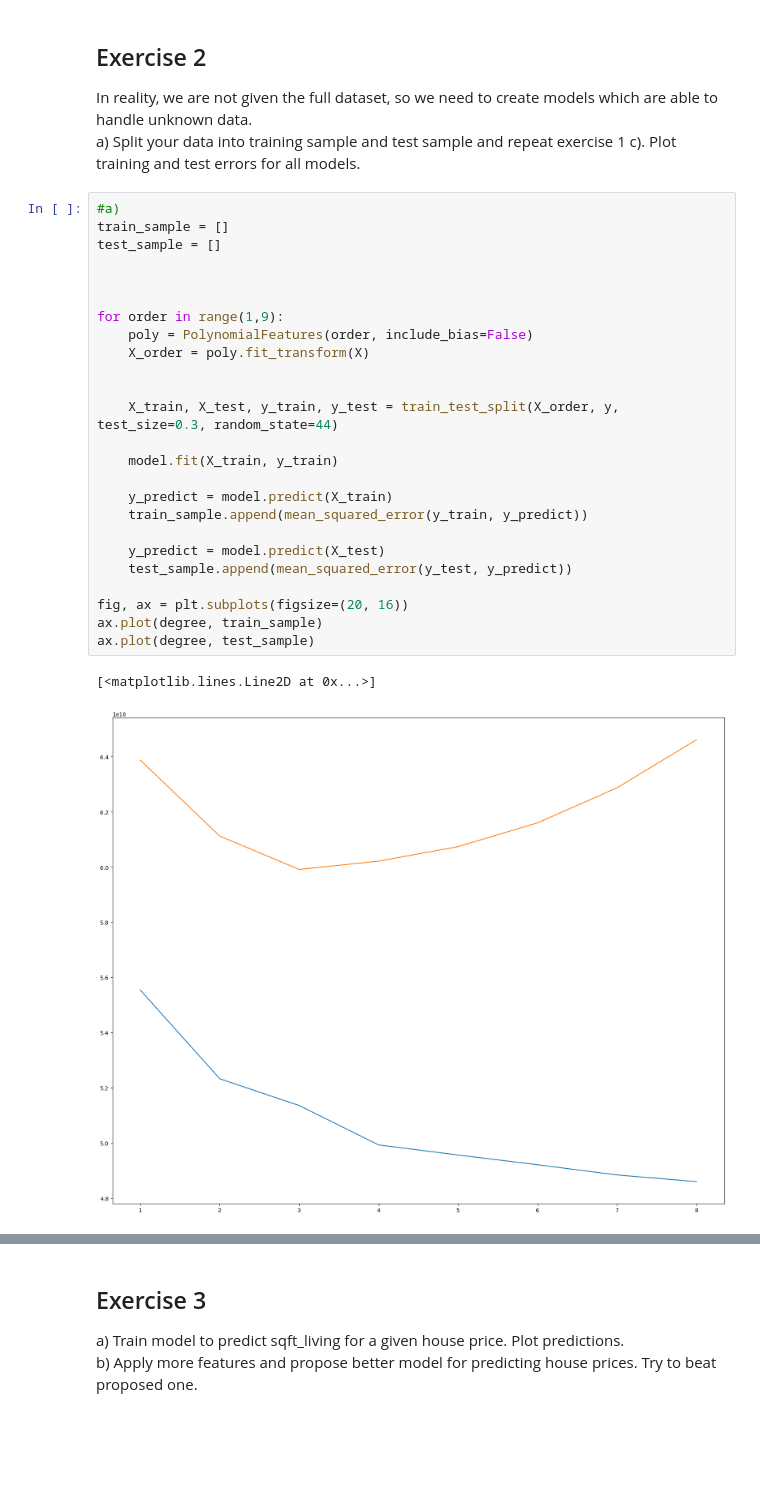
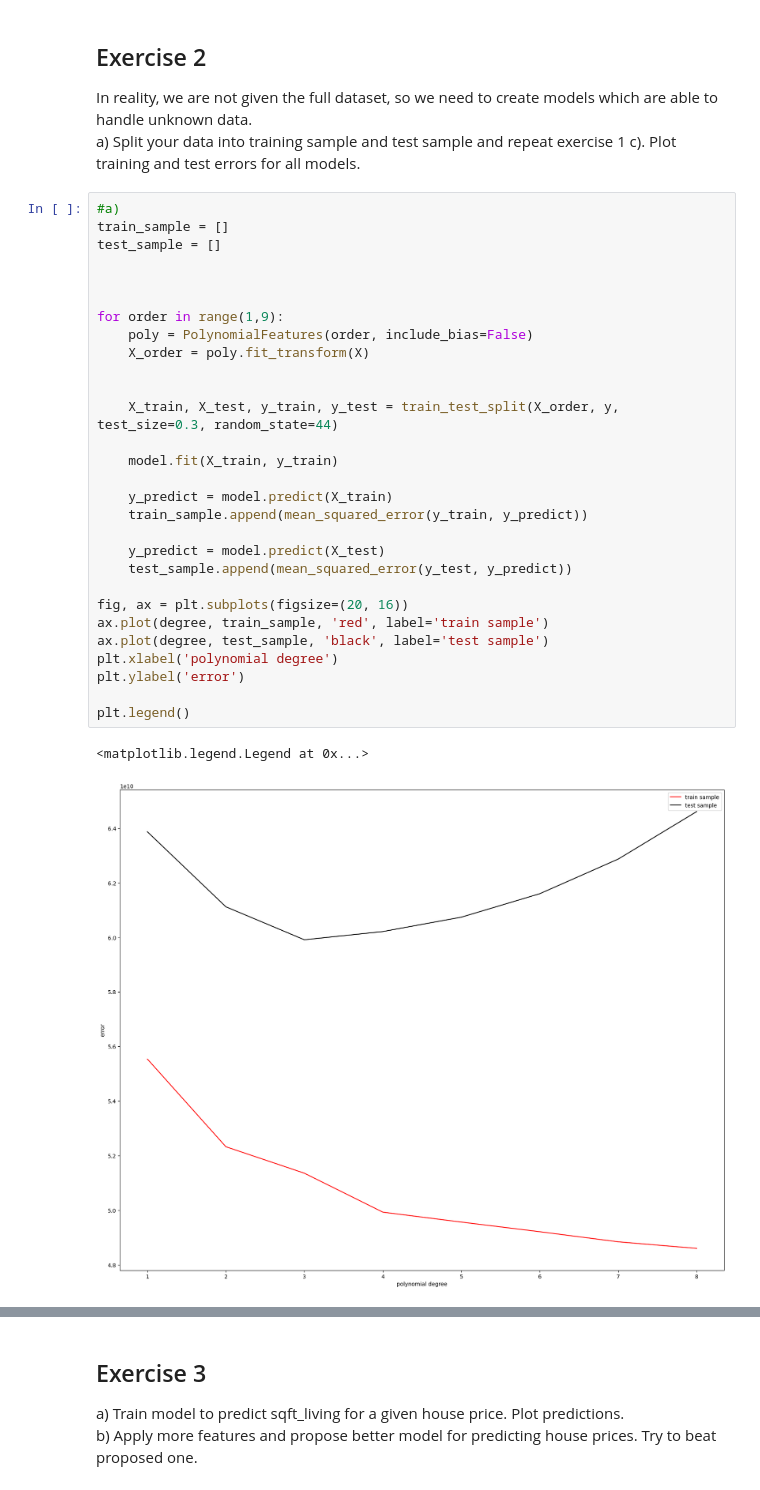
Before and after one commit to qojigedou/data_science, a Jupyter notebook: Assignment_2_with_code.ipynb, the cells around one changed output, grey strips where cells are left out. Cells and saved outputs as stored; diff of their text form; blank space fills up the shorter version.

```diff
--- a/Assignment_2_with_code.ipynb
+++ b/Assignment_2_with_code.ipynb
@@ -110,28 +117,32 @@ a) Split your data into training sample and test sample and repeat exercise 1 c)
 # %%
 #a)
 train_sample = []
 test_sample = []
 
 
 
 for order in range(1,9):
     poly = PolynomialFeatures(order, include_bias=False)
     X_order = poly.fit_transform(X)
 
 
     X_train, X_test, y_train, y_test = train_test_split(X_order, y, test_size=0.3, random_state=44)
 
     model.fit(X_train, y_train)
 
     y_predict = model.predict(X_train)
     train_sample.append(mean_squared_error(y_train, y_predict))
 
     y_predict = model.predict(X_test)
     test_sample.append(mean_squared_error(y_test, y_predict))
 
 fig, ax = plt.subplots(figsize=(20, 16))
-ax.plot(degree, train_sample)
-ax.plot(degree, test_sample)
+ax.plot(degree, train_sample, 'red', label='train sample')
+ax.plot(degree, test_sample, 'black', label='test sample')
+plt.xlabel('polynomial degree')
+plt.ylabel('error')
+
+plt.legend()
 # %% [output]
-[<matplotlib.lines.Line2D at 0x...>]
+<matplotlib.legend.Legend at 0x...>
-[figure, old version]
+[figure, new version]
```
Also changed, not shown: parts of 9 cells of this notebook.
